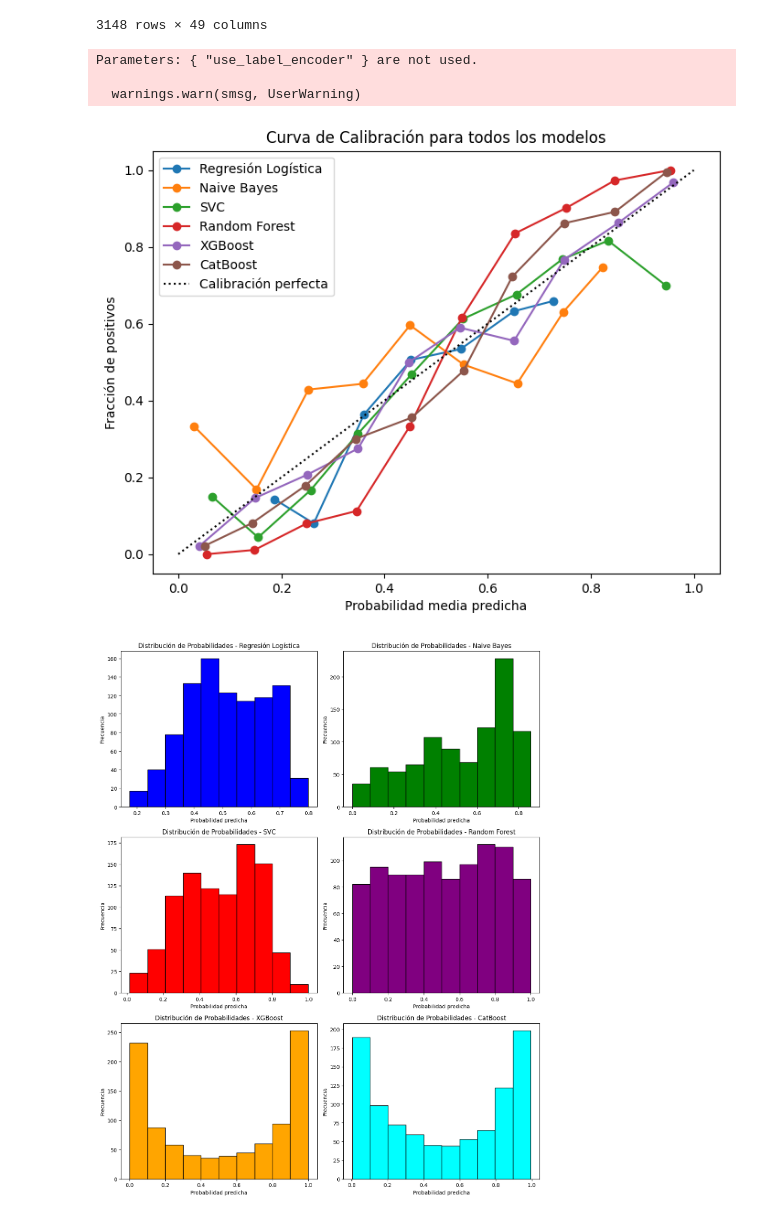
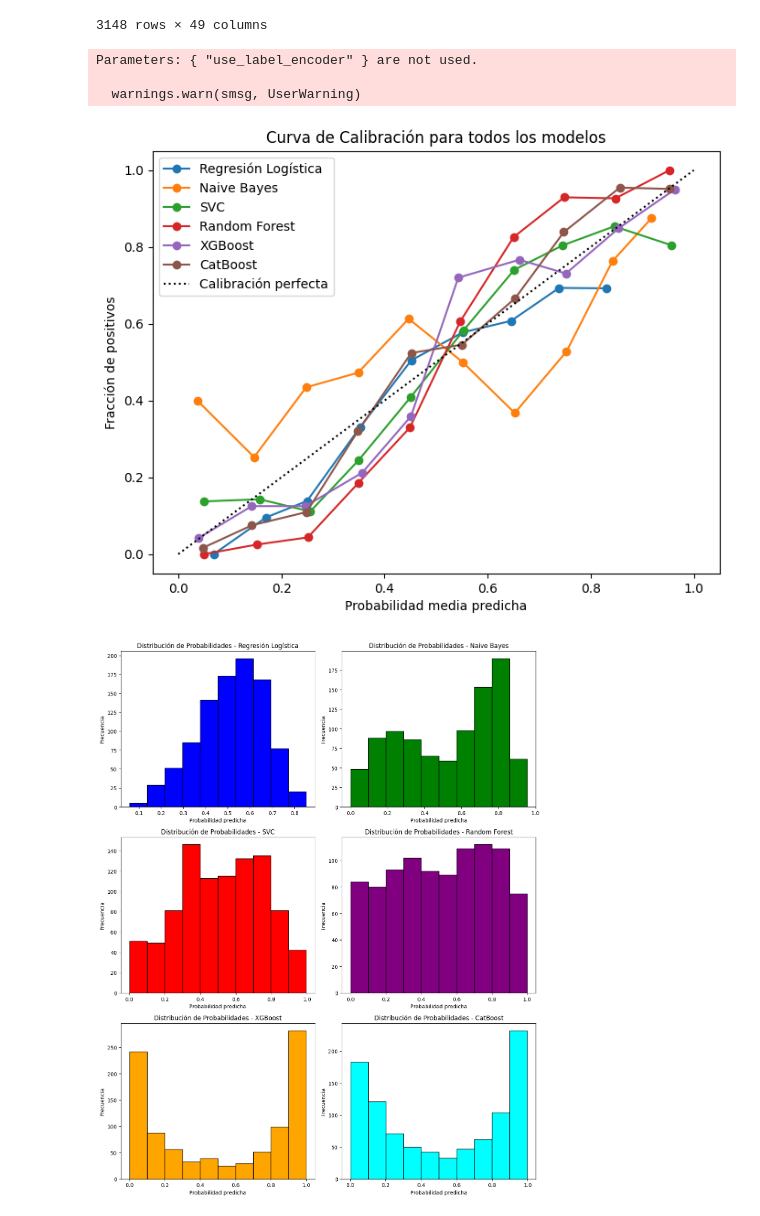
Before and after one commit to ManuelLabbe/modelo_susceptibilidad_remociones_en_masa_sur_de_Chile, a Jupyter notebook: feature_selection.ipynb, the cells around one changed output. Cells and saved outputs as stored; diff of their text form; code cells hidden in the pictures.

```diff
--- a/feature_selection.ipynb
+++ b/feature_selection.ipynb
@@ -212,15 +212,15 @@ def entrenar_y_evaluar_modelos(df, columna_objetivo):
         },
         'SVC': {
             'modelo': SVC(probability=True),
-            'parametros': {'C': [0.01, 0.1, 1, 10,100], 'kernel': ['linear', 'rbf'],'gamma': ['scale', 'auto']}
+            'parametros': {'C': [0.01, 0.1, 1, 10,100, 200], 'kernel': ['poly', 'rbf'],'gamma': ['scale', 'auto', 0.1, 0.01, 0.001]}
         },
         'Random Forest': {
             'modelo': RandomForestClassifier(),
-            'parametros': {'n_estimators': [100, 200,300], 'max_depth': [None, 10, 20,30]}
+            'parametros': {'n_estimators': [100, 200,300], 'max_depth': [None, 10, 20,30, 40,50]}
         },
         'XGBoost': {
             'modelo': XGBClassifier(use_label_encoder=False, eval_metric='logloss'),
-            'parametros': {'n_estimators': [100, 200, 300], 'learning_rate': [0.01, 0.01, 0.1]}
+            'parametros': {'n_estimators': [100, 200, 300],'learning_rate': [0.01, 0.01, 0.1],}
         },
         'CatBoost': {
             'modelo': CatBoostClassifier(verbose=0),
@@ -321,22 +321,24 @@ final
 | 3147 | 0.167 | 266.264008 | 36.520000 | 0.004 | 90.331001 | 31.712999 | ... |
 3148 rows × 49 columns
 # %%
-columns = ['ksat_0-5cm',
-'PP',
-'PWP.100-200cm',
+columns = ['PP',
+'ksat_100-200cm',
+'AvMoist.60-100cm',
 'slope',
-'Bulkd.5-15cm',
+'Tex_Class.15-30cm',
+'PIRange_Bulkd.5-15cm',
+'Clay.15-30cm',
 'valor_humedad_suelo1',
 'Valor']
 df_final = final[columns]
 target = 'Valor'
 metricas, valores_normalizacion = entrenar_y_evaluar_modelos(df_final, target)
 # %% [output]
 Parameters: { "use_label_encoder" } are not used.
 
   warnings.warn(smsg, UserWarning)
-[figure, old version]
+[figure, new version]
-[figure, old version]
+[figure, new version]
 # %%
 metricas
 # %% [output]
```
Also changed, not shown: parts of 9 cells of this notebook, 27 other files.
